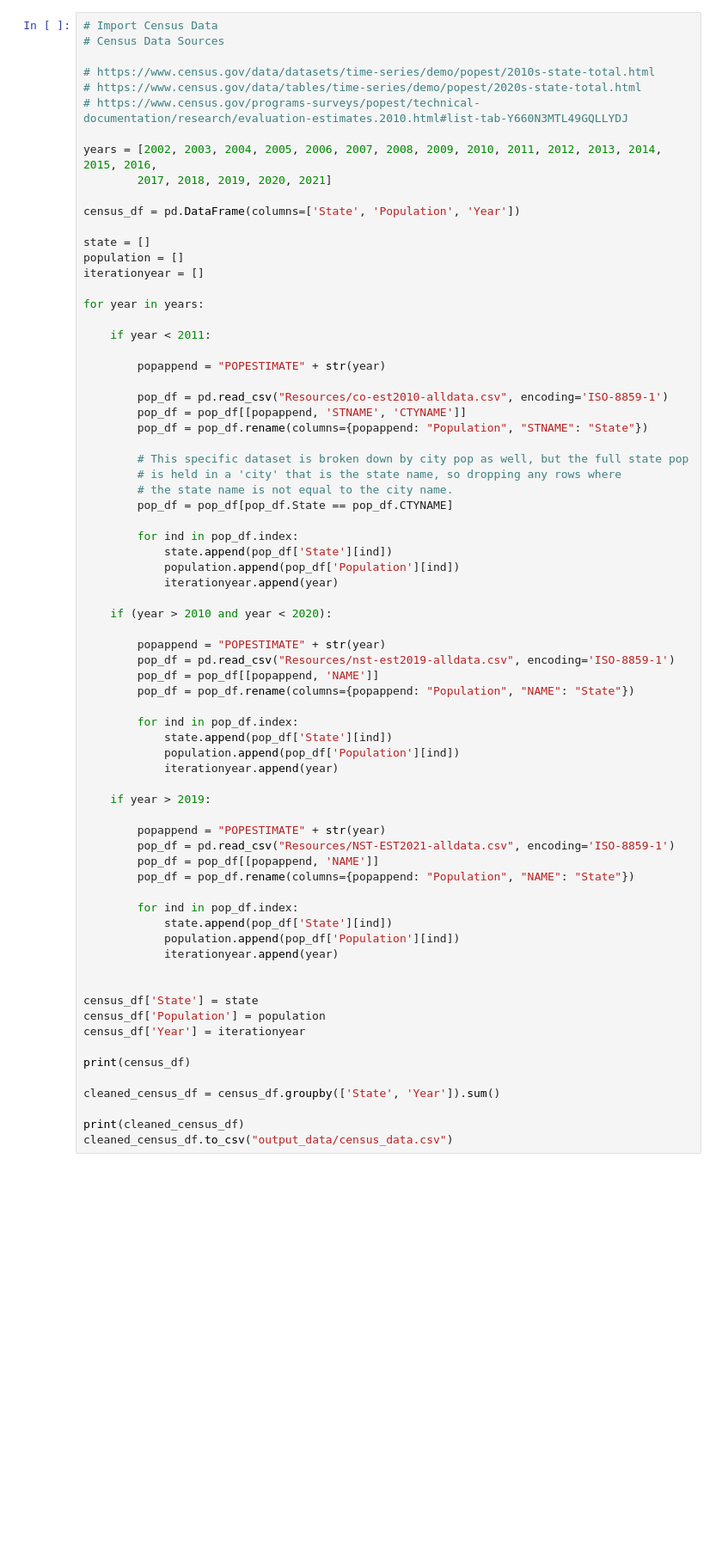
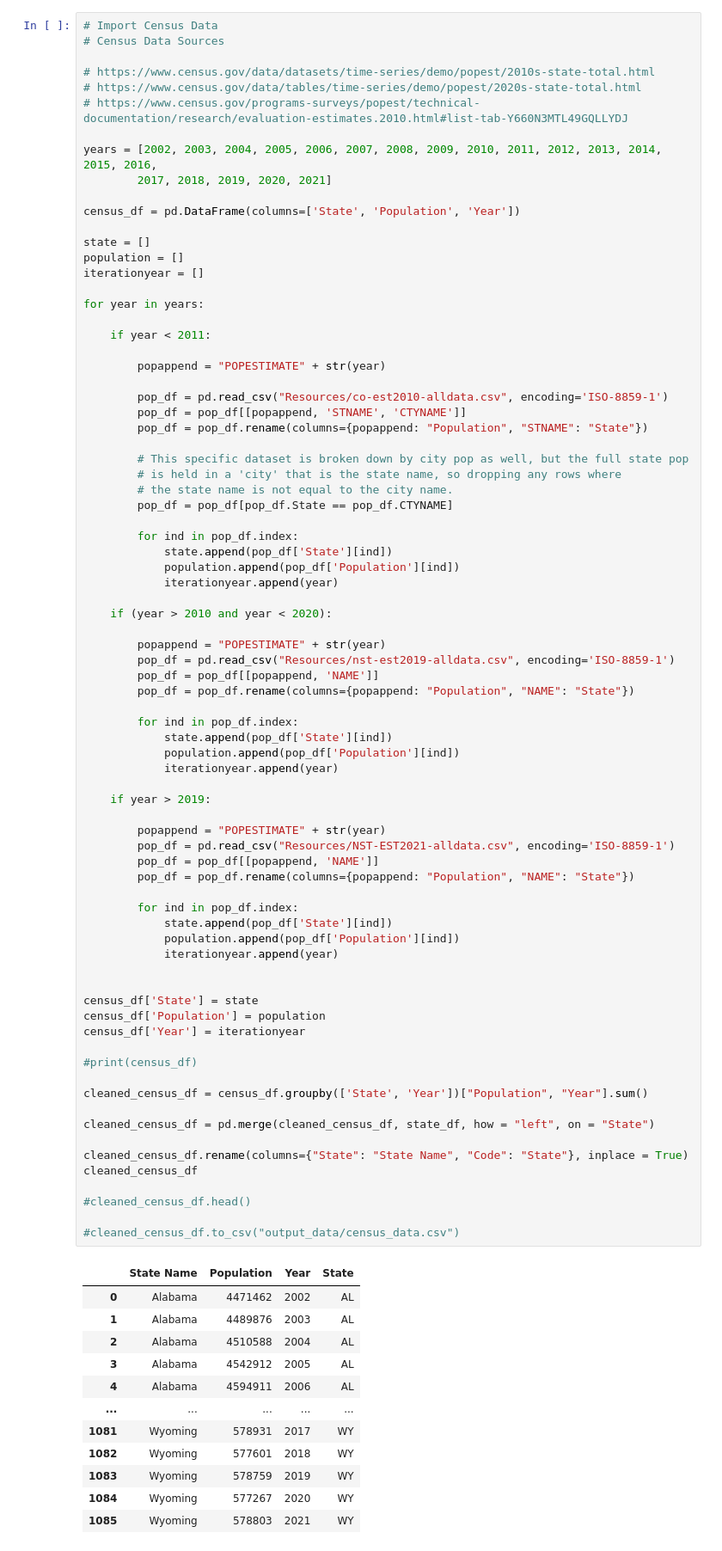
Before and after one commit to jrangel100/Project1, a Jupyter notebook: nrg_project_data.ipynb, the cells around one changed output. Shown at 86% size. Drawn from its saved outputs; the diff is of its cells as text; blank space fills up the shorter version.

Commit message:
Update census data and create final merged df

```diff
--- a/nrg_project_data.ipynb
+++ b/nrg_project_data.ipynb
@@ -255,34 +320,53 @@ for year in years:
 
         popappend = "POPESTIMATE" + str(year)
         pop_df = pd.read_csv("Resources/nst-est2019-alldata.csv", encoding='ISO-8859-1')
         pop_df = pop_df[[popappend, 'NAME']]
         pop_df = pop_df.rename(columns={popappend: "Population", "NAME": "State"})
 
         for ind in pop_df.index:
             state.append(pop_df['State'][ind])
             population.append(pop_df['Population'][ind])
             iterationyear.append(year)
 
     if year > 2019:
 
         popappend = "POPESTIMATE" + str(year)
         pop_df = pd.read_csv("Resources/NST-EST2021-alldata.csv", encoding='ISO-8859-1')
         pop_df = pop_df[[popappend, 'NAME']]
         pop_df = pop_df.rename(columns={popappend: "Population", "NAME": "State"})
 
         for ind in pop_df.index:
             state.append(pop_df['State'][ind])
             population.append(pop_df['Population'][ind])
             iterationyear.append(year)
 
 
 census_df['State'] = state
 census_df['Population'] = population
 census_df['Year'] = iterationyear
 
-print(census_df)
+#print(census_df)
 
-cleaned_census_df = census_df.groupby(['State', 'Year']).sum()
+cleaned_census_df = census_df.groupby(['State', 'Year'])["Population", "Year"].sum()
 
-print(cleaned_census_df)
-cleaned_census_df.to_csv("output_data/census_data.csv")
+cleaned_census_df = pd.merge(cleaned_census_df, state_df, how = "left", on = "State")
+
+cleaned_census_df.rename(columns={"State": "State Name", "Code": "State"}, inplace = True)
+cleaned_census_df
+
+#cleaned_census_df.head()
+
+#cleaned_census_df.to_csv("output_data/census_data.csv")
+# %% [output]
+|  | State Name | Population | Year | State |
+| 0 | Alabama | 4471462 | 2002 | AL |
+| 1 | Alabama | 4489876 | 2003 | AL |
+| 2 | Alabama | 4510588 | 2004 | AL |
+| 3 | Alabama | 4542912 | 2005 | AL |
+| 4 | Alabama | 4594911 | 2006 | AL |
+| ... | ... | ... | ... | ... |
+| 1081 | Wyoming | 578931 | 2017 | WY |
+| 1082 | Wyoming | 577601 | 2018 | WY |
+| 1083 | Wyoming | 578759 | 2019 | WY |
+| 1084 | Wyoming | 577267 | 2020 | WY |
+| 1085 | Wyoming | 578803 | 2021 | WY |
```
Also changed, not shown: parts of 15 cells of this notebook.
